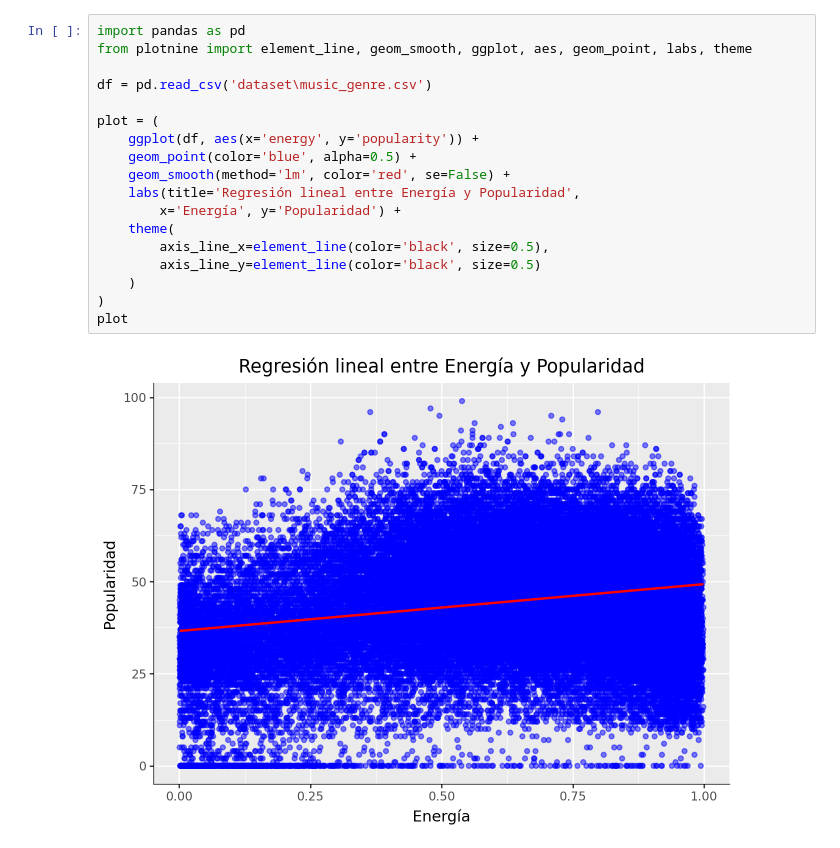
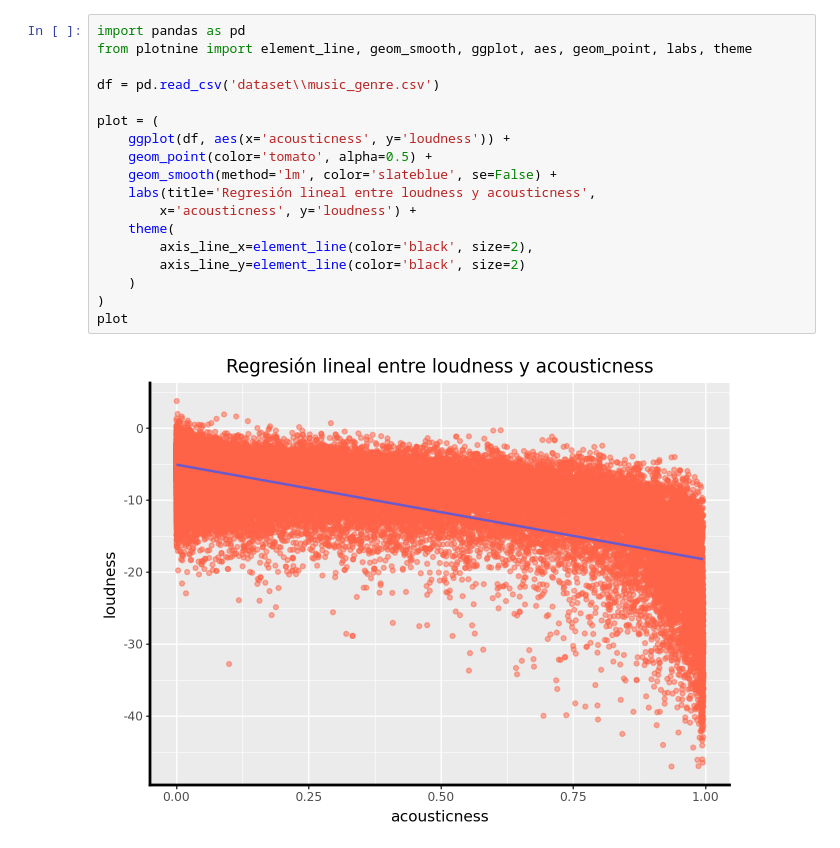
Before and after one commit to NoeRodriguez2104/Trabajo-IA-1, a Jupyter notebook: eda.ipynb, the cells around one changed output. Saved outputs shown, nothing was run; the diff lists cells and outputs as text.

```diff
--- a/eda.ipynb
+++ b/eda.ipynb
@@ -11,20 +19,20 @@ c:\Users\mrnoe\dev\Trabajo-IA-1\.venv\Scripts\python.exe: No module named pip
 # %%
 import pandas as pd
 from plotnine import element_line, geom_smooth, ggplot, aes, geom_point, labs, theme
 
-df = pd.read_csv('dataset\music_genre.csv')
+df = pd.read_csv('dataset\\music_genre.csv')
 
 plot = (
-    ggplot(df, aes(x='energy', y='popularity')) +
-    geom_point(color='blue', alpha=0.5) +
-    geom_smooth(method='lm', color='red', se=False) +
-    labs(title='Regresión lineal entre Energía y Popularidad',
-        x='Energía', y='Popularidad') +
+    ggplot(df, aes(x='acousticness', y='loudness')) +
+    geom_point(color='tomato', alpha=0.5) +
+    geom_smooth(method='lm', color='slateblue', se=False) +
+    labs(title='Regresión lineal entre loudness y acousticness',
+        x='acousticness', y='loudness') +
     theme(
-        axis_line_x=element_line(color='black', size=0.5),
-        axis_line_y=element_line(color='black', size=0.5)
+        axis_line_x=element_line(color='black', size=2),
+        axis_line_y=element_line(color='black', size=2)
     )
 )
 plot
 # %% [output]
-[figure, old version]
+[figure, new version]
```
Also changed, not shown: parts of 2 cells of this notebook, 32 other files.
